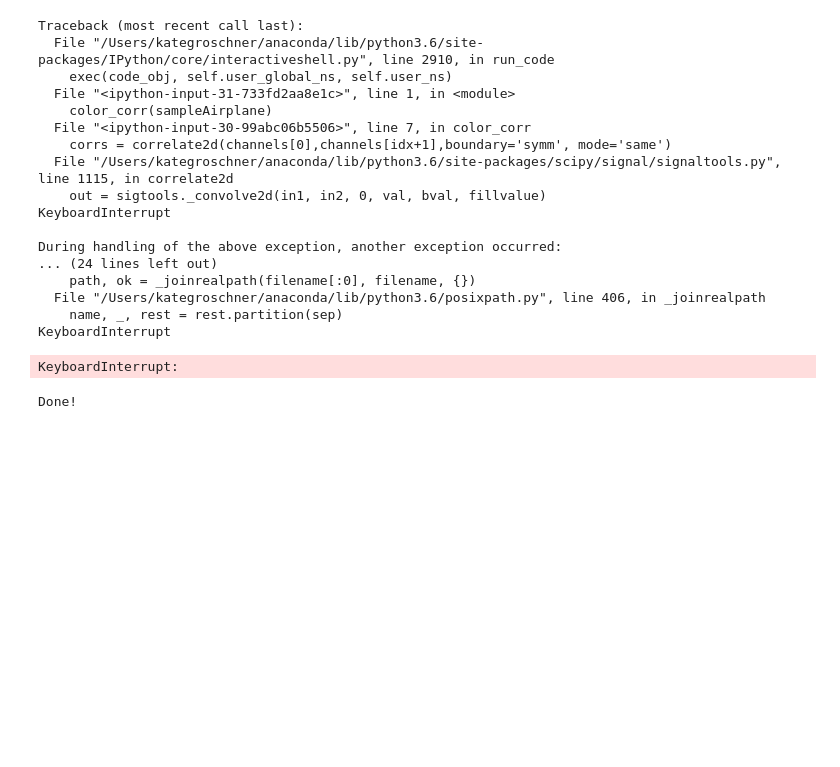
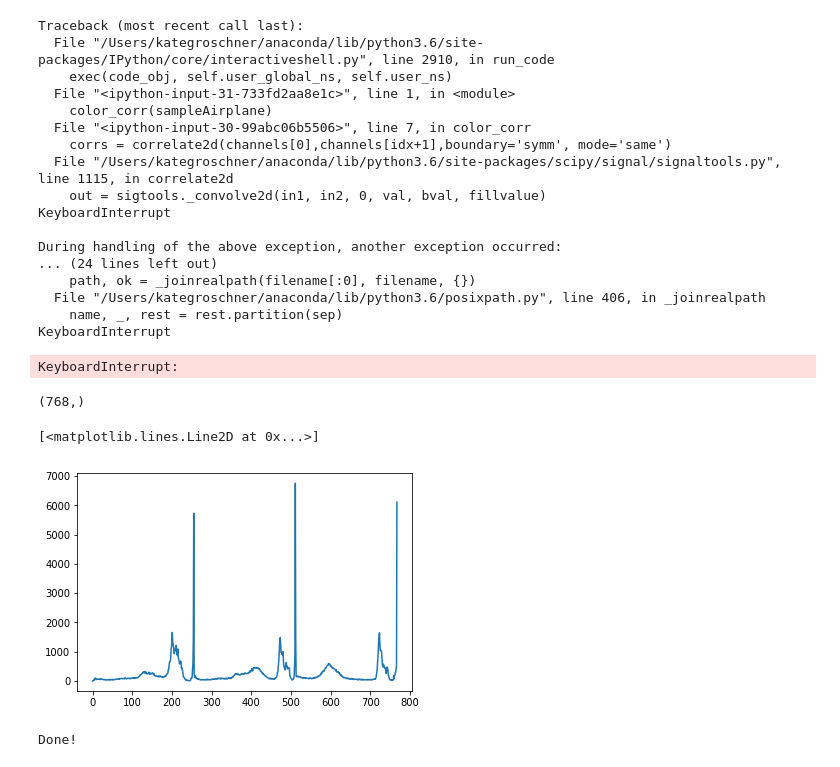
Before and after one commit to ckgrosch/groschner-python-ay250-homework, a Jupyter notebook: hw_6/hw_6_groschner.ipynb, the cells around one changed output. Saved outputs shown, nothing was run; the diff lists cells and outputs as text; code cells hidden in the pictures; blank space fills up the shorter version.

```diff
--- a/hw_6/hw_6_groschner.ipynb
+++ b/hw_6/hw_6_groschner.ipynb
@@ -239,10 +240,21 @@ KeyboardInterrupt:
+# %%
+a.shape
+# %% [output]
+(768,)
 # %%
 def color_hist(image):
     color = ('b','g','r')
     hist = []
     for i,col in enumerate(color):
-        hist.append(cv2.calcHist([img],[i],None,[256],[0,256]))
-    return np.asarray(hist)
+        hist.append(cv2.calcHist([image],[i],None,[256],[0,256]))
+    return np.asarray(hist).flatten()
+# %%
+a = color_hist(sampleAirplane)
+# %%
+plt.plot(a)
+# %% [output]
+[<matplotlib.lines.Line2D at 0x...>]
+[figure, added]
 # %%
 def import_Img():
     images = {}
```
Also changed, not shown: parts of 15 cells of this notebook.
